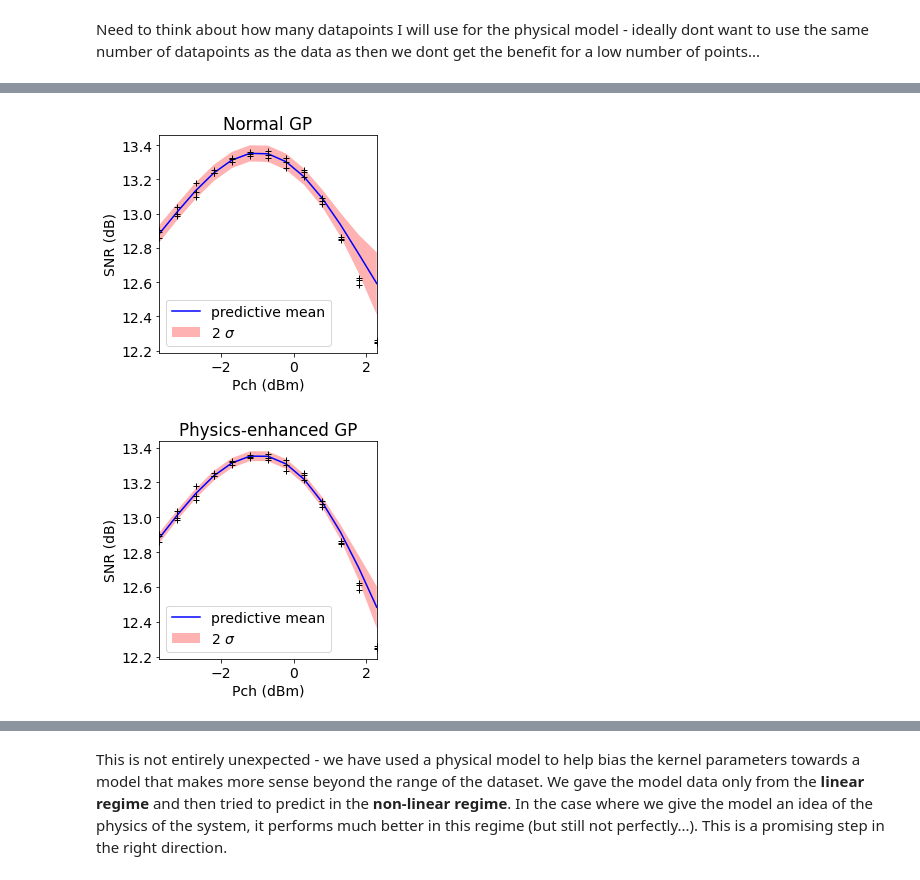
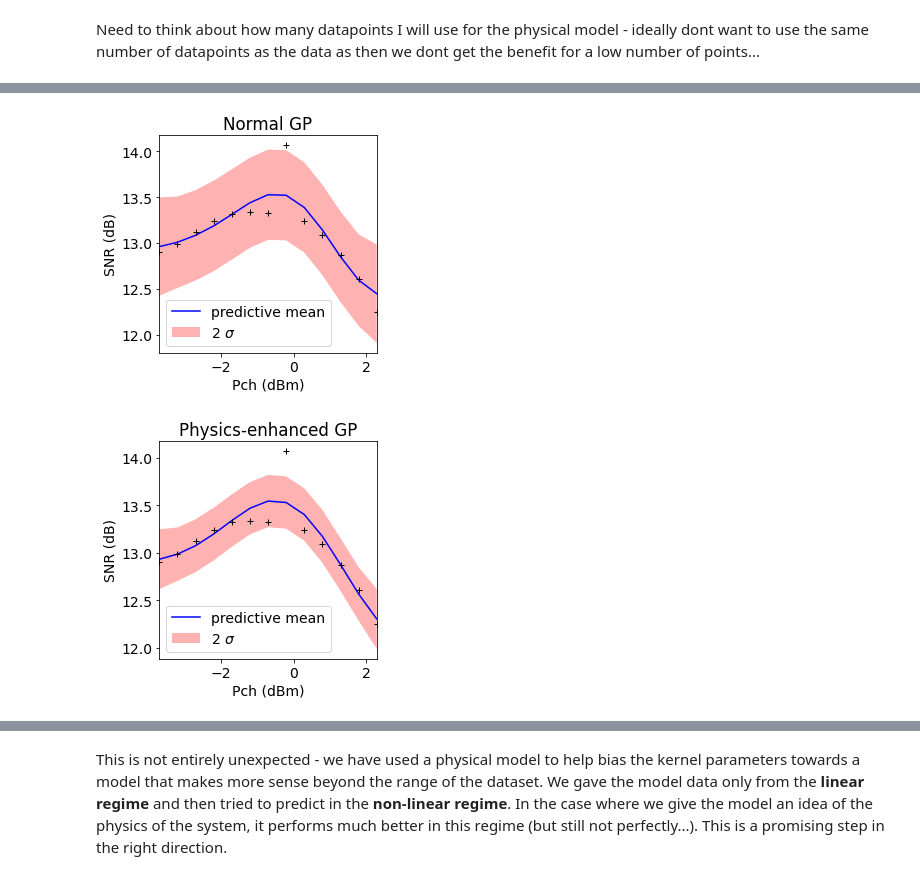
Before and after one commit to joshnevin/physics_enhanced_GPs, a Jupyter notebook: GN_model_enhanced_GPs.ipynb, the cells around one changed output, grey strips where cells are left out. Drawn from its saved outputs; the diff is of its cells as text; code cells hidden in the pictures.

```diff
--- a/GN_model_enhanced_GPs.ipynb
+++ b/GN_model_enhanced_GPs.ipynb
@@ -36,8 +37,10 @@ plt.show()
 # %% [markdown]
 Select a fraction of the data to use for fitting and another fraction for testing.
 # %%
-snr_fit = snr[:-9].reshape(-1,1)
-pch_fit = pch[:-9].reshape(-1,1)
+# snr_fit = snr[:-15].reshape(-1,1)
+# pch_fit = pch[:-15].reshape(-1,1)
+snr_fit = snr[:].reshape(-1,1)
+pch_fit = pch[:].reshape(-1,1)
 # %%
 plt.plot(pch, snr, 'b.', label='Full Data')
 plt.plot(pch_fit, snr_fit, 'r+', label='Fitting Data')
@@ -121,10 +124,11 @@ plt.show()
 # %% [markdown]
 Need to think about how many datapoints I will use for the physical model - ideally dont want to use the same number of datapoints as the data as then we dont get the benefit for a low number of points...
 # %%
-num_points_phys = 50
+num_points_phys = 25
 #pch_test = np.linspace(pch_fit_shifted[0], pch_fit_shifted[-1], 50).reshape(-1,1)
 pch_test = np.linspace(pch_shifted[0], pch_shifted[-1], num_points_phys).reshape(-1,1)
-snr_phys_test = phys_model.predict_snr(pch_test).reshape(-1,1)
+#snr_phys_test = phys_model.predict_snr(pch_test).reshape(-1,1)
+snr_phys_test = (phys_model.predict_snr(pch_test).reshape(len(pch_test),) + np.random.normal(0, 0.03, len(pch_test))).reshape(-1,1)
 # %%
 #plt.plot(pch_shifted[-9:], snr[-9:], 'g.', label='All data')
 plt.plot(pch_shifted, snr, 'g.', label='All data')
@@ -142,7 +146,7 @@ plt.show()
 pch_fit_shifted = pch_fit_shifted.reshape(-1, 1)  # needed for SK learn input
 #pch_predict = np.linspace(pch_shifted[0], pch_shifted[-1] + 1.0)
 pch_shifted = pch_shifted.reshape(-1,1)
-kernel_sk = C(1, (1e-5, 1e5)) * RBF(1, (1e-5, 1e5)) +  W(1, (1e-8,1e5))
+kernel_sk = C(1, (1e-5, 1e5)) * RBF(1, (1e-5, 1e5)) +  W(1, (1e-5,1e5))
 gpr_phys = GaussianProcessRegressor(kernel=kernel_sk, n_restarts_optimizer = 20, normalize_y=True)
 gpr_phys.fit_phys(pch_fit_shifted, pch_test, snr_fit, snr_phys_test)
 #print("Optimised kernel: %s" % gpr.kernel_)
@@ -155,7 +159,7 @@ mu_sk_n2_phys = mu_sk_phys - 2*std_sk_phys
 # %%
 pch_fit_shifted = pch_fit_shifted.reshape(-1, 1)  # needed for SK learn input
 pch_shifted = pch_shifted.reshape(-1, 1)  # needed for SK learn input
-kernel_sk =   C(1, (1e-5, 1e5)) * RBF(1, (1e-5, 1e5)) + W(1, (1e-8,1e5))
+kernel_sk =   C(1, (1e-5, 1e5)) * RBF(1, (1e-5, 1e5)) + W(1, (1e-5,1e5))
 gpr = GaussianProcessRegressor(kernel=kernel_sk, n_restarts_optimizer = 20, normalize_y=True)
 gpr.fit(pch_fit_shifted, snr_fit)
 #print("Optimised kernel: %s" % gpr.kernel_)
@@ -168,22 +172,23 @@ mu_sk_n2 = mu_sk - 2*std_sk
 # %%
 f, ax = plt.subplots()
 ax.plot(pch_shifted, mu_sk, 'b-', label = 'predictive mean')
 ax.plot(pch_shifted, snr,'k+')
 #ax.plot(pch_shifted, snr_phys, 'g--', label = 'GN model')
 ax.fill(np.concatenate([pch_shifted, pch_shifted[::-1]]),
             np.concatenate([mu_sk_p2,
                             (mu_sk_n2)[::-1]]),
             alpha=0.3, fc='r', ec='None', label='2 $\sigma$')
 plt.xlim(pch_shifted[0], pch_shifted[-1])
 plt.xlabel("Pch (dBm)")
 plt.ylabel("SNR (dB)")
 plt.title("Normal GP")
 plt.legend()
 ax.set_aspect(1.0/ax.get_data_ratio(), adjustable='box')
-#plt.savefig('.pdf', dpi=200,bbox_inches='tight')
+f.patch.set_facecolor('w')
+plt.savefig('normal_GP.pdf', dpi=200,bbox_inches='tight')
 plt.show()
 # %% [output]
-[figure, old version]
+[figure, new version]
 # %%
 f, ax = plt.subplots()
 ax.plot(pch_shifted, mu_sk_phys, 'b-', label = 'predictive mean')
@@ -199,10 +204,11 @@ plt.ylabel("SNR (dB)")
 plt.title("Physics-enhanced GP")
 plt.legend()
 ax.set_aspect(1.0/ax.get_data_ratio(), adjustable='box')
-#plt.savefig('.pdf', dpi=200,bbox_inches='tight')
+f.patch.set_facecolor('w')
+plt.savefig('phys_enhanced_GP.pdf', dpi=200,bbox_inches='tight')
 plt.show()
 # %% [output]
-[figure, old version]
+[figure, new version]
 # %%
 f, ax = plt.subplots()
 ax.plot(pch_shifted, mu_sk, 'b-', label = 'normal pred. mean')
```
Also changed, not shown: parts of 12 cells of this notebook, 1 other file.
